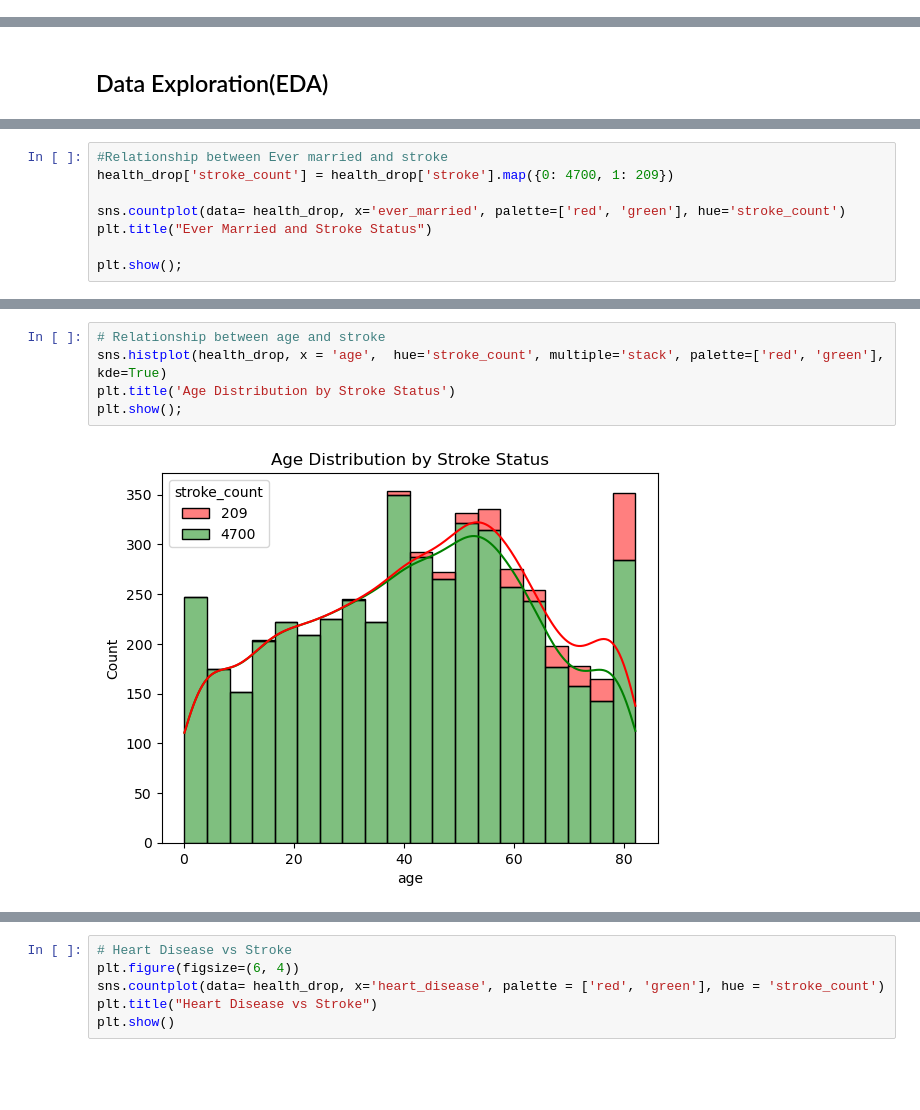
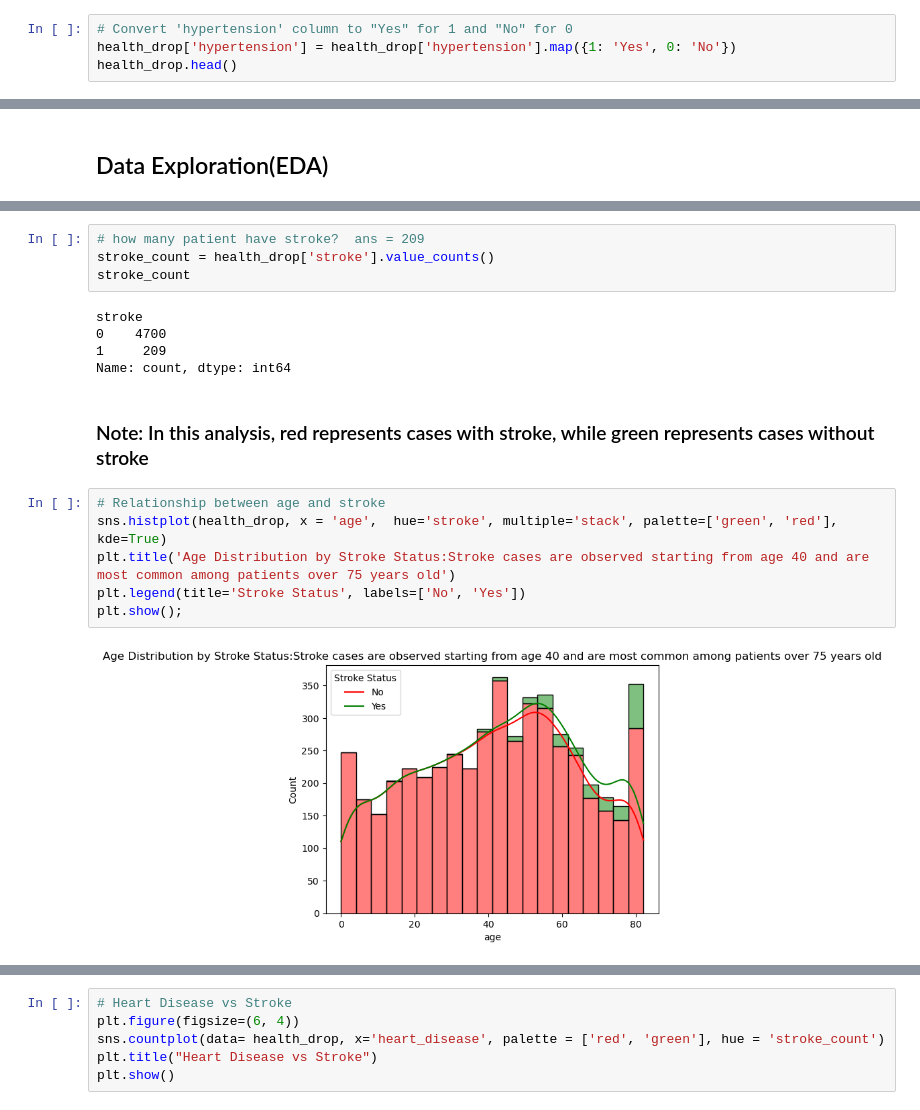
Before and after one commit to MaxugoAnalytics/Stroke-Analysis, a Jupyter notebook: Heart_disease.ipynb, the cells around one changed output, grey strips where cells are left out. Drawn from its saved outputs; the diff is of its cells as text; blank space fills up the shorter version.

```diff
--- a/Heart_disease.ipynb
+++ b/Heart_disease.ipynb
@@ -160,3 +181,7 @@ health_drop.shape
 health_drop.duplicated().sum()
 # %% [output]
 0
+# %%
+# Convert 'hypertension' column to "Yes" for 1 and "No" for 0
+health_drop['hypertension'] = health_drop['hypertension'].map({1: 'Yes', 0: 'No'})
+health_drop.head()
@@ -231,8 +253,0 @@ plt.show();
-# %%
-#Relationship between Ever married and stroke
-health_drop['stroke_count'] = health_drop['stroke'].map({0: 4700, 1: 209})
-
-sns.countplot(data= health_drop, x='ever_married', palette=['red', 'green'], hue='stroke_count')
-plt.title("Ever Married and Stroke Status")
-
-plt.show();
@@ -241,7 +254,19 @@ plt.show();
+# %%
+# how many patient have stroke?  ans = 209
+stroke_count = health_drop['stroke'].value_counts()
+stroke_count
+# %% [output]
+stroke
+0    4700
+1     209
+Name: count, dtype: int64
+# %% [markdown]
+### Note: In this analysis, red represents cases with stroke, while green represents cases without stroke
 # %%
 # Relationship between age and stroke
-sns.histplot(health_drop, x = 'age',  hue='stroke_count', multiple='stack', palette=['red', 'green'], kde=True)
-plt.title('Age Distribution by Stroke Status')
+sns.histplot(health_drop, x = 'age',  hue='stroke', multiple='stack', palette=['green', 'red'], kde=True)
+plt.title('Age Distribution by Stroke Status:Stroke cases are observed starting from age 40 and are most common among patients over 75 years old')
+plt.legend(title='Stroke Status', labels=['No', 'Yes'])
 plt.show();
 # %% [output]
-[figure, old version]
+[figure, new version]
```
Also changed, not shown: parts of 56 cells of this notebook.
